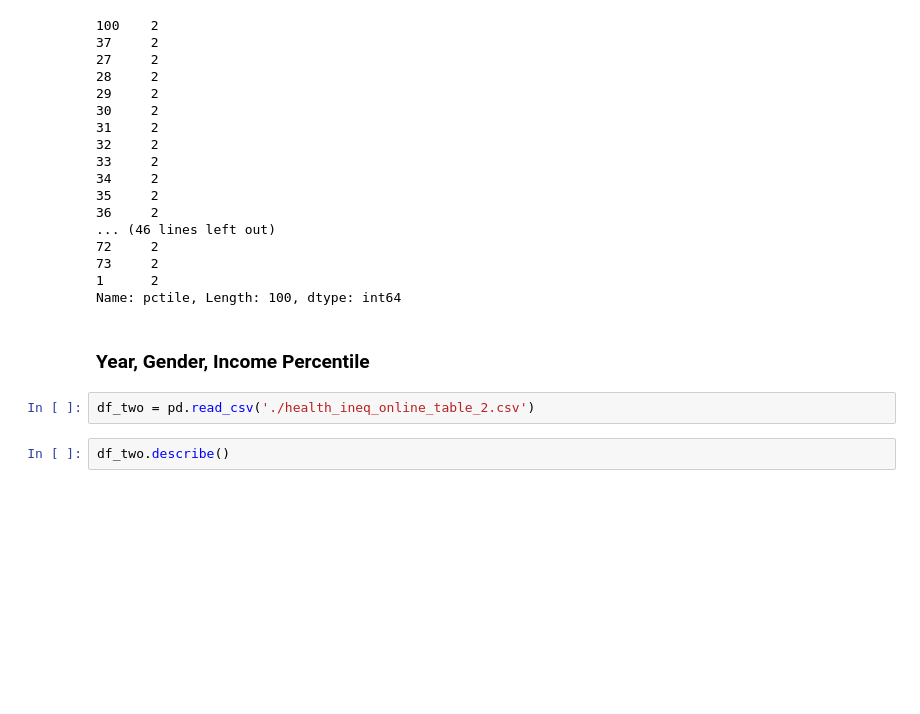
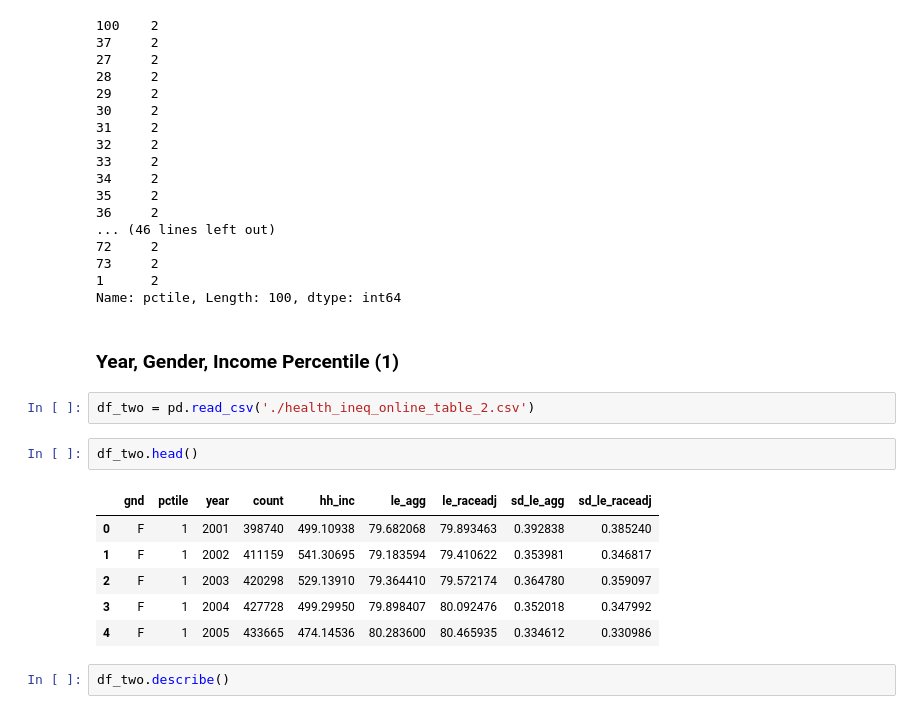
Before and after one commit to Eddiedude1/Battling_Life_Expectancy_Decline, a Jupyter notebook: Life Expectancy Data EDA Eddie.ipynb, the cells around one changed output. Saved outputs shown, nothing was run; the diff lists cells and outputs as text; blank space fills up the shorter version.

```diff
--- a/Life Expectancy Data EDA Eddie.ipynb
+++ b/Life Expectancy Data EDA Eddie.ipynb
@@ -149,9 +172,18 @@ df_one['pctile'].value_counts()
 1      2
 Name: pctile, Length: 100, dtype: int64
 # %% [markdown]
-### Year, Gender, Income Percentile
+### Year, Gender, Income Percentile (1)
 # %%
 df_two = pd.read_csv('./health_ineq_online_table_2.csv')
+# %%
+df_two.head()
+# %% [output]
+|  | gnd | pctile | year | count | hh_inc | le_agg | le_raceadj | sd_le_agg | sd_le_raceadj |
+| 0 | F | 1 | 2001 | 398740 | 499.10938 | 79.682068 | 79.893463 | 0.392838 | 0.385240 |
+| 1 | F | 1 | 2002 | 411159 | 541.30695 | 79.183594 | 79.410622 | 0.353981 | 0.346817 |
+| 2 | F | 1 | 2003 | 420298 | 529.13910 | 79.364410 | 79.572174 | 0.364780 | 0.359097 |
+| 3 | F | 1 | 2004 | 427728 | 499.29950 | 79.898407 | 80.092476 | 0.352018 | 0.347992 |
+| 4 | F | 1 | 2005 | 433665 | 474.14536 | 80.283600 | 80.465935 | 0.334612 | 0.330986 |
 # %%
 df_two.describe()
 # %% [output]
```
Also changed, not shown: parts of 12 cells of this notebook.
